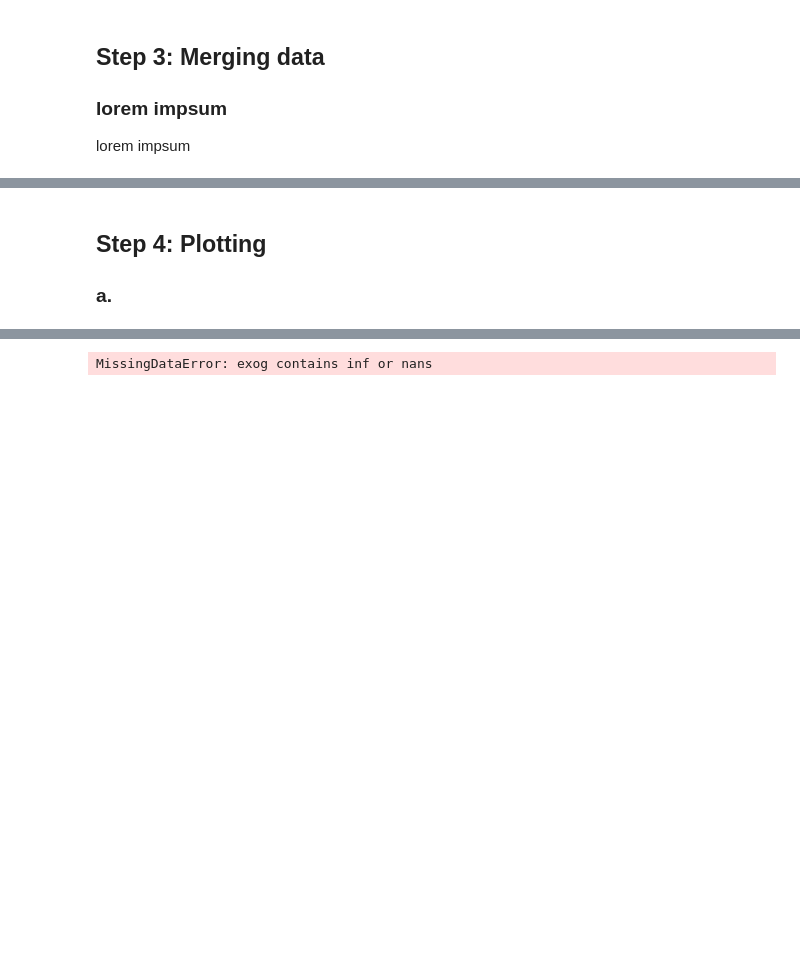
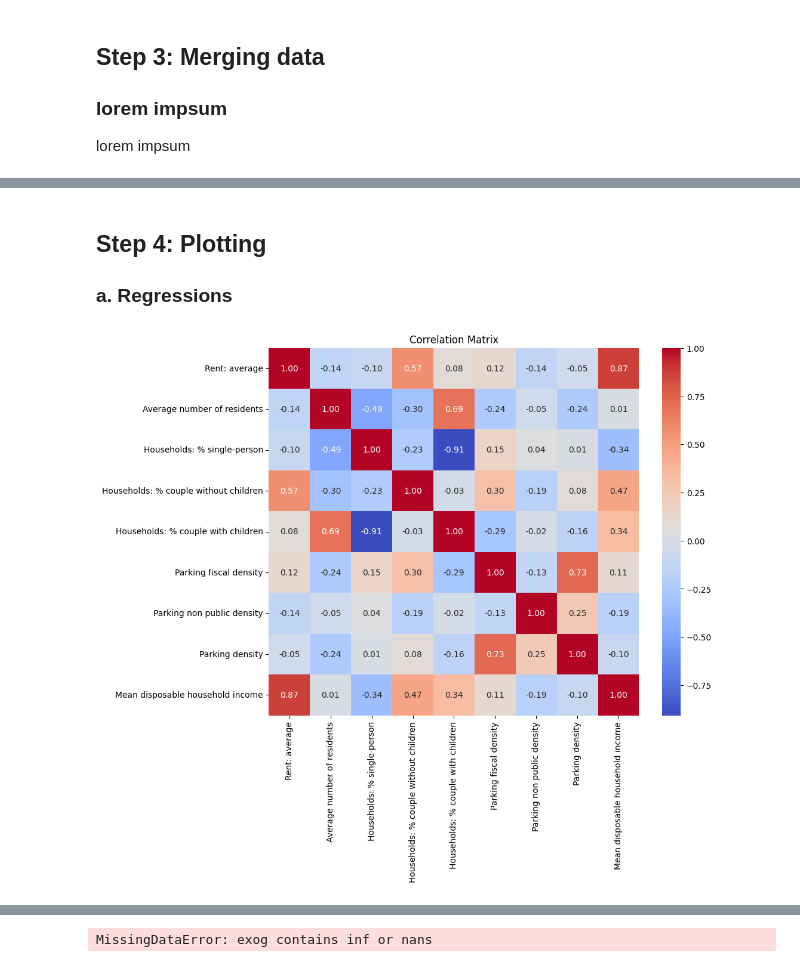
Before and after one commit to mannan272/data1, a Jupyter notebook: hackathon/team13.ipynb, the cells around one changed output, grey strips where cells are left out. Cells and saved outputs as stored; diff of their text form; code cells hidden in the pictures; blank space fills up the shorter version.

```diff
--- a/hackathon/team13.ipynb
+++ b/hackathon/team13.ipynb
@@ -162,0 +170,3 @@ memory usage: 22.5+ KB
+# %%
+df_matrix = df[['Rent: average', 'Average number of residents', 'Households: % single-person', 'Households: % couple without children', 'Households: % couple with children', 'Parking fiscal density', 'Parking non public density', 'Parking density', 'Mean disposable household income']]
+df_matrix
@@ -163,4 +188,18 @@ memory usage: 22.5+ KB
 # %% [markdown]
 ## Step 4: Plotting
 
-### a.
+### a. Regressions
+# %%
+
+df_correlation = df_matrix.apply(pd.to_numeric, errors='coerce')
+
+correlation_matrix = df_correlation.corr()
+
+Fig = plt.figure(figsize=(10, 8))
+sns.heatmap(correlation_matrix, annot=True, cmap='coolwarm', fmt='.2f')
+plt.title('Correlation Matrix')
+plt.show()
+
+Fig.savefig('correlation_matrix.png', dpi = 300, bbox_inches = 'tight')
+# %% [output]
+[figure, added]
```
Also changed, not shown: parts of 13 cells of this notebook, 9 other files.
